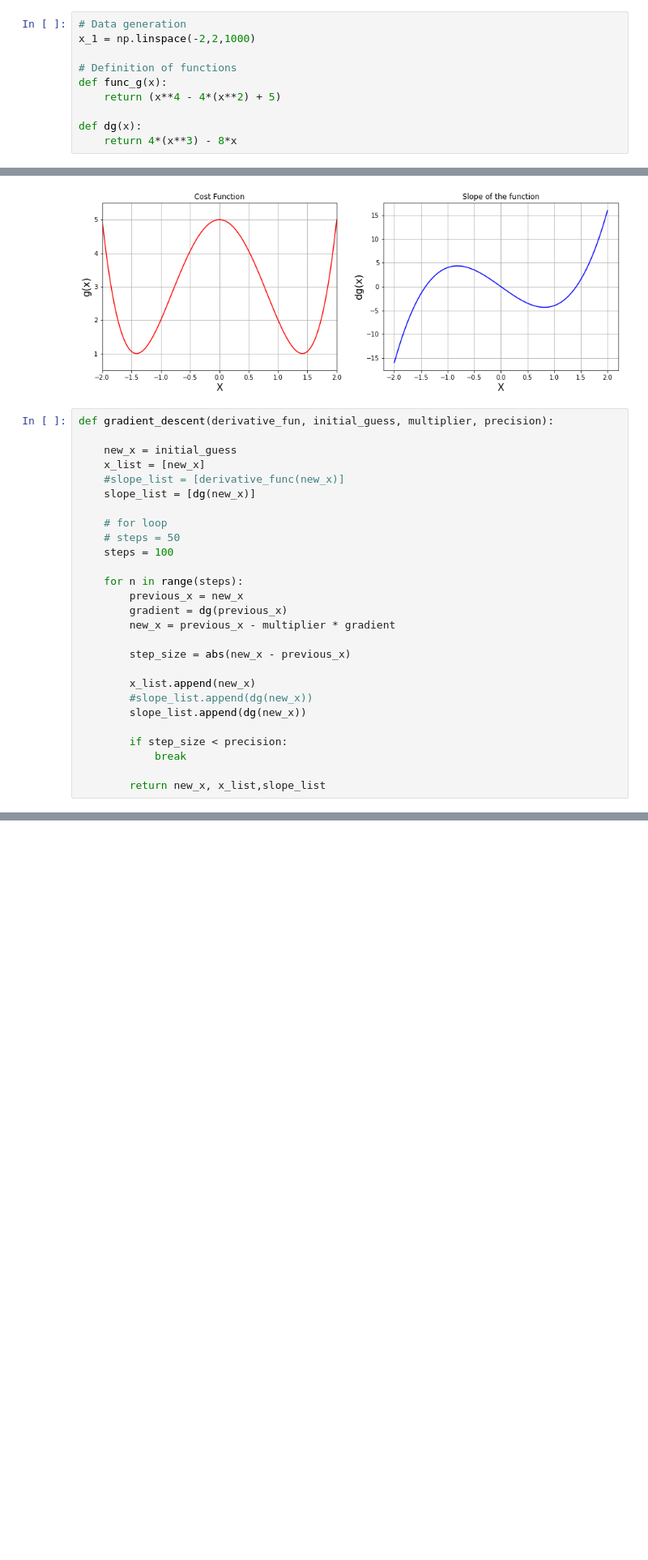
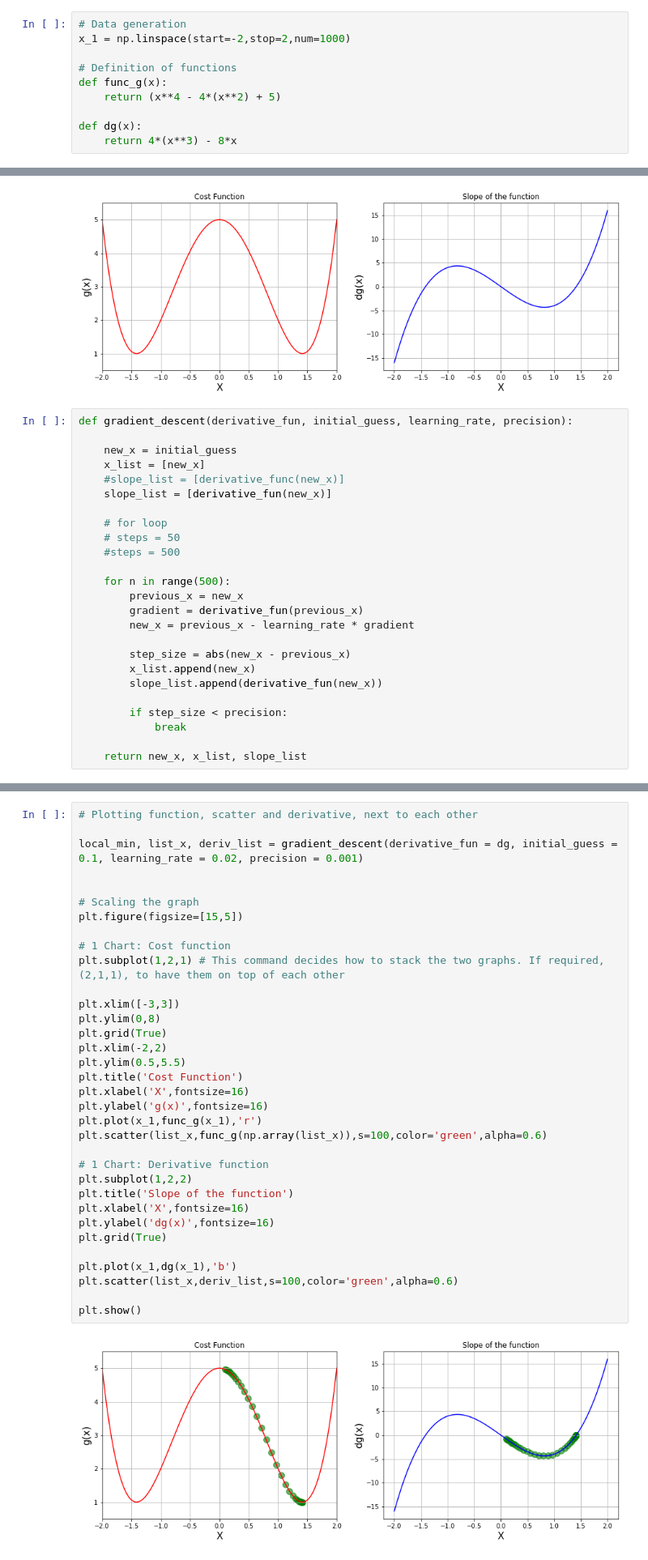
Before and after one commit to gxgarciat/Playground-DataAnalysis, a Jupyter notebook: 4_Multiple_minima_Initial_Guess.ipynb, the cells around one changed output, grey strips where cells are left out. Shown: that part at 81% size. Drawn from its saved outputs; the diff is of its cells as text; blank space fills up the shorter version.

```diff
--- a/4_Multiple_minima_Initial_Guess.ipynb
+++ b/4_Multiple_minima_Initial_Guess.ipynb
@@ -9,7 +9,7 @@ import numpy as np
 %matplotlib inline
 # %%
 # Data generation
-x_1 = np.linspace(-2,2,1000)
+x_1 = np.linspace(start=-2,stop=2,num=1000)
 
 # Definition of functions
 def func_g(x):
@@ -48,30 +48,28 @@ plt.show()
 # %% [output]
 [figure]
 # %%
-def gradient_descent(derivative_fun, initial_guess, multiplier, precision):
+def gradient_descent(derivative_fun, initial_guess, learning_rate, precision):
 
     new_x = initial_guess
     x_list = [new_x]
     #slope_list = [derivative_func(new_x)]
-    slope_list = [dg(new_x)]
+    slope_list = [derivative_fun(new_x)]
 
     # for loop
     # steps = 50
-    steps = 100
+    #steps = 500
 
-    for n in range(steps):
+    for n in range(500):
         previous_x = new_x
-        gradient = dg(previous_x)
-        new_x = previous_x - multiplier * gradient
+        gradient = derivative_fun(previous_x)
+        new_x = previous_x - learning_rate * gradient
 
         step_size = abs(new_x - previous_x)
-
         x_list.append(new_x)
-        #slope_list.append(dg(new_x))
-        slope_list.append(dg(new_x))
+        slope_list.append(derivative_fun(new_x))
 
         if step_size < precision:
             break
 
-        return new_x, x_list,slope_list
+    return new_x, x_list, slope_list
 # %%
@@ -83,0 +91,36 @@ Number of steps:  2
+# %%
+# Plotting function, scatter and derivative, next to each other
+
+local_min, list_x, deriv_list = gradient_descent(derivative_fun = dg, initial_guess = 0.1, learning_rate = 0.02, precision = 0.001)
+
+
+# Scaling the graph
+plt.figure(figsize=[15,5])
+
+# 1 Chart: Cost function
+plt.subplot(1,2,1) # This command decides how to stack the two graphs. If required, (2,1,1), to have them on top of each other
+
+plt.xlim([-3,3])
+plt.ylim(0,8)
+plt.grid(True)
+plt.xlim(-2,2)
+plt.ylim(0.5,5.5)
+plt.title('Cost Function')
+plt.xlabel('X',fontsize=16)
+plt.ylabel('g(x)',fontsize=16)
+plt.plot(x_1,func_g(x_1),'r')
+plt.scatter(list_x,func_g(np.array(list_x)),s=100,color='green',alpha=0.6)
+
+# 1 Chart: Derivative function
+plt.subplot(1,2,2)
+plt.title('Slope of the function')
+plt.xlabel('X',fontsize=16)
+plt.ylabel('dg(x)',fontsize=16)
+plt.grid(True)
+
+plt.plot(x_1,dg(x_1),'b')
+plt.scatter(list_x,deriv_list,s=100,color='green',alpha=0.6)
+
+plt.show()
+# %% [output]
+[figure, added]
```
Also changed, not shown: parts of 2 cells of this notebook.
